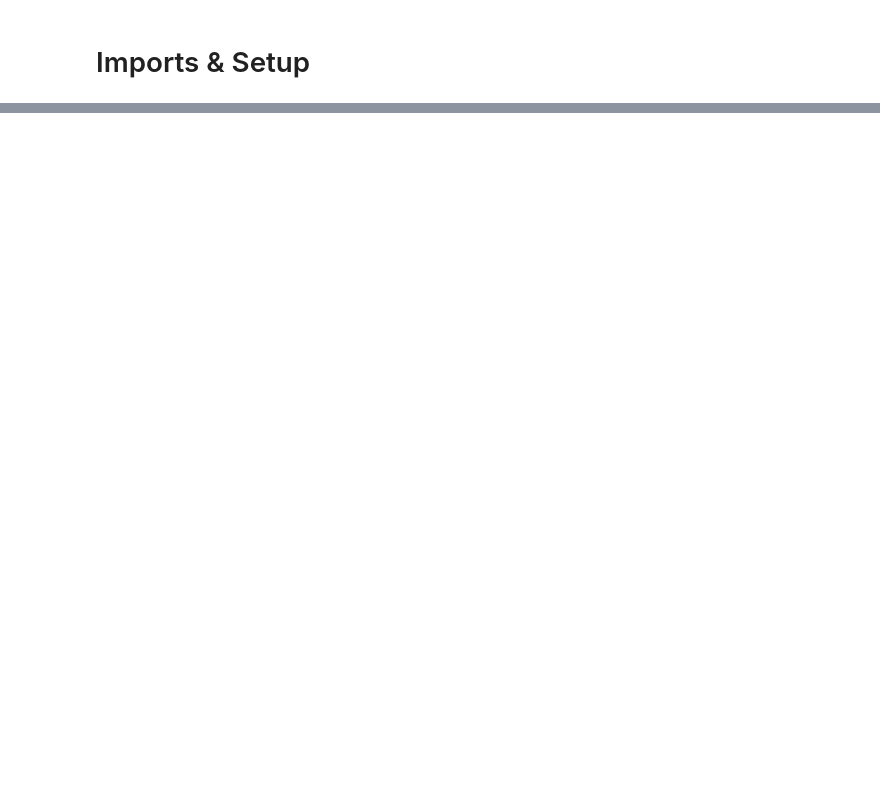
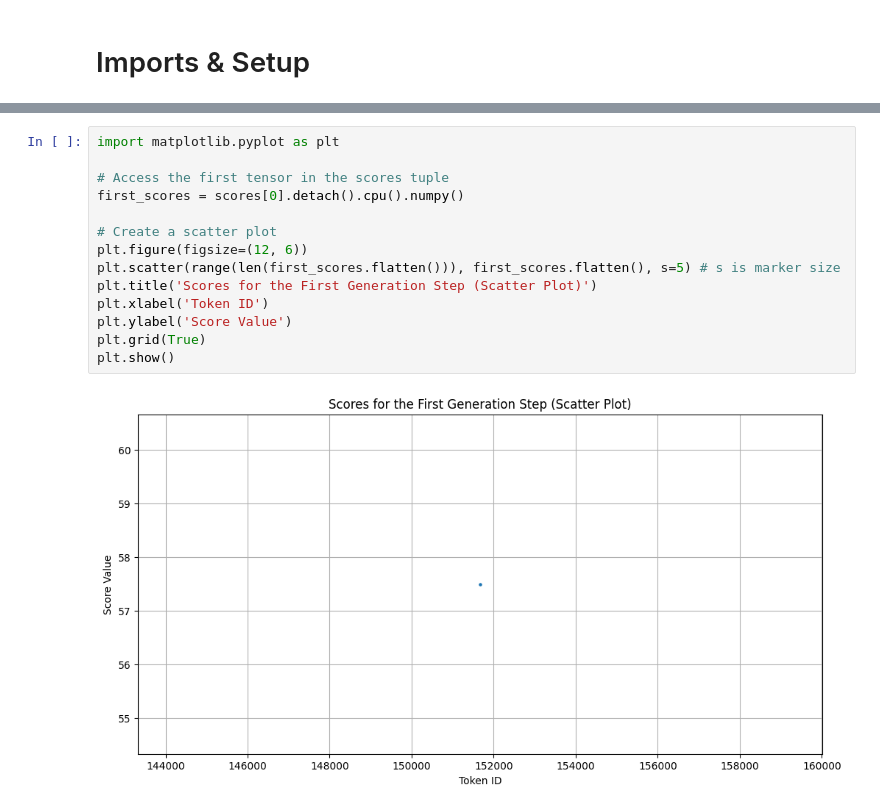
Before and after one commit to adityashukzy/MAT1510-Project, a Jupyter notebook: graph.ipynb, the cells around one changed output, grey strips where cells are left out. Saved outputs shown, nothing was run; the diff lists cells and outputs as text; blank space fills up the shorter version.

```diff
--- a/graph.ipynb
+++ b/graph.ipynb
@@ -94,0 +201,16 @@ model
+# %%
+import matplotlib.pyplot as plt
+
+# Access the first tensor in the scores tuple
+first_scores = scores[0].detach().cpu().numpy()
+
+# Create a scatter plot
+plt.figure(figsize=(12, 6))
+plt.scatter(range(len(first_scores.flatten())), first_scores.flatten(), s=5) # s is marker size
+plt.title('Scores for the First Generation Step (Scatter Plot)')
+plt.xlabel('Token ID')
+plt.ylabel('Score Value')
+plt.grid(True)
+plt.show()
+# %% [output]
+[figure, added]
```
Also changed, not shown: parts of 14 cells of this notebook.
